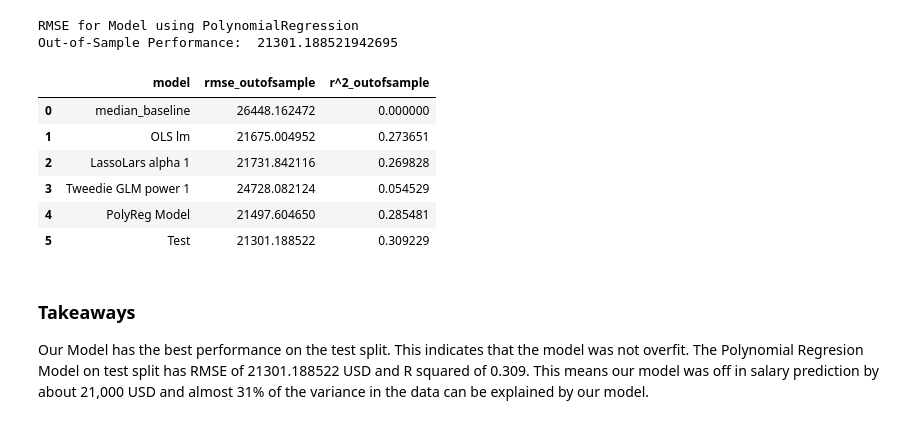
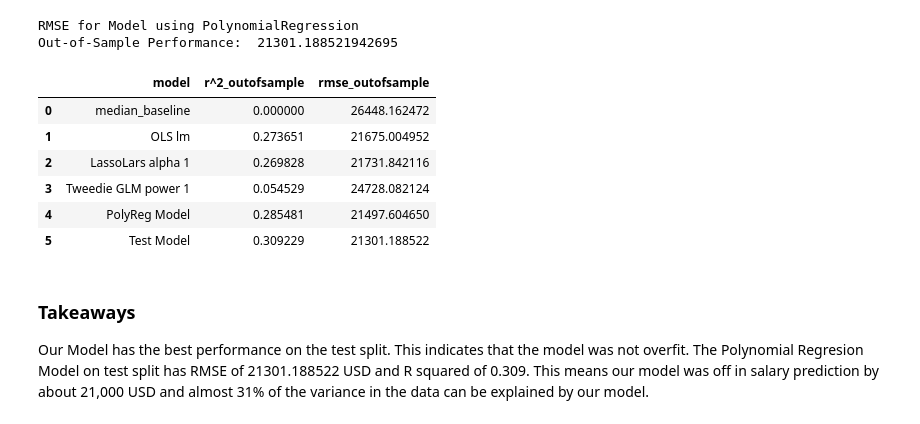
Before and after one commit to Texas-Government-Employee-Salaries/Predicting-Salaries, a Jupyter notebook: final_notebook.ipynb, the cells around one changed output. Cells and saved outputs as stored; diff of their text form; code cells hidden in the pictures.

Commit message:
add model metrics

```diff
--- a/final_notebook.ipynb
+++ b/final_notebook.ipynb
@@ -1229,9 +1234,6 @@ RMSE for Lasso + Lars
 Training/In-Sample:  21941.666283846236
 Validation/Out-of-Sample:  21731.84211640272
 # %%
-# add model to metric df
-metric_df = metric_df.append(
-    {
-    'model': 'LassoLars alpha 1',
-    'rmse_outofsample': rmse_validate,
-    'r^2_outofsample': explained_variance_score(y_validate.annual_salary, y_validate.sal_pred_lars)}, ignore_index=True)
+# add model to metrics df
+
+metrics_df = m.get_metrics(metrics_df, 'LassoLars alpha 1',rmse_validate,explained_variance_score(y_validate.annual_salary, y_validate.sal_pred_lars))
@@ -1266,9 +1275,4 @@ RMSE for GLM using Tweedie, power=1 & alpha=0
 Training/In-Sample:  25055.40343133055
 Validation/Out-of-Sample:  24728.082123615626
 # %%
-# add model to metric df
-metric_df = metric_df.append(
-    {
-    'model': 'Tweedie GLM power 1',
-    'rmse_outofsample': rmse_validate,
-    'r^2_outofsample': explained_variance_score(y_validate.annual_salary, y_validate.sal_pred_glm)}, ignore_index=True)
+metrics_df = m.get_metrics(metrics_df, 'Tweedie GLM power 1',rmse_validate,explained_variance_score(y_validate.annual_salary, y_validate.sal_pred_glm))
@@ -1324,10 +1328,6 @@ RMSE for PolynomialRegression
 Training/In-Sample:  21732.99784036718
 Validation/Out-of-Sample:  21497.60465034471
 # %%
-# add model to metric df
-metric_df = metric_df.append(
-    {
-    'model': 'PolyReg Model',
-    'rmse_outofsample': rmse_validate,
-    'r^2_outofsample': explained_variance_score(y_validate.annual_salary, y_validate.sal_pred_pm)}, ignore_index=True)
-metric_df
+# add model to metrics df
+
+metrics_df = m.get_metrics(metrics_df, 'PolyReg Model',rmse_validate,explained_variance_score(y_validate.annual_salary, y_validate.sal_pred_pm))
@@ -1356,21 +1358,19 @@ print("RMSE for Model using PolynomialRegression\nOut-of-Sample Performance: ",
 RMSE for Model using PolynomialRegression
 Out-of-Sample Performance:  21301.188521942695
 # %%
-metric_df = metric_df.append(
-    {
-    'model': 'Test',
-    'rmse_outofsample': rmse_test,
-    'r^2_outofsample': explained_variance_score(y_test.annual_salary, y_test.sal_pred_pm)}, ignore_index=True)
+# add model to metrics df
+
+metrics_df = m.get_metrics(metrics_df, 'Test Model',rmse_test,explained_variance_score(y_test.annual_salary, y_test.sal_pred_pm))
-# %%
-metric_df
-# %% [output]
-|  | model | rmse_outofsample | r^2_outofsample |
-| 0 | median_baseline | 26448.162472 | 0.000000 |
-| 1 | OLS lm | 21675.004952 | 0.273651 |
-| 2 | LassoLars alpha 1 | 21731.842116 | 0.269828 |
-| 3 | Tweedie GLM power 1 | 24728.082124 | 0.054529 |
-| 4 | PolyReg Model | 21497.604650 | 0.285481 |
-| 5 | Test | 21301.188522 | 0.309229 |
+# %%
+metrics_df
+# %% [output]
+|  | model | r^2_outofsample | rmse_outofsample |
+| 0 | median_baseline | 0.000000 | 26448.162472 |
+| 1 | OLS lm | 0.273651 | 21675.004952 |
+| 2 | LassoLars alpha 1 | 0.269828 | 21731.842116 |
+| 3 | Tweedie GLM power 1 | 0.054529 | 24728.082124 |
+| 4 | PolyReg Model | 0.285481 | 21497.604650 |
+| 5 | Test Model | 0.309229 | 21301.188522 |
 # %% [markdown]
 ### Takeaways
 
```
Also changed, not shown: parts of 14 cells of this notebook.
